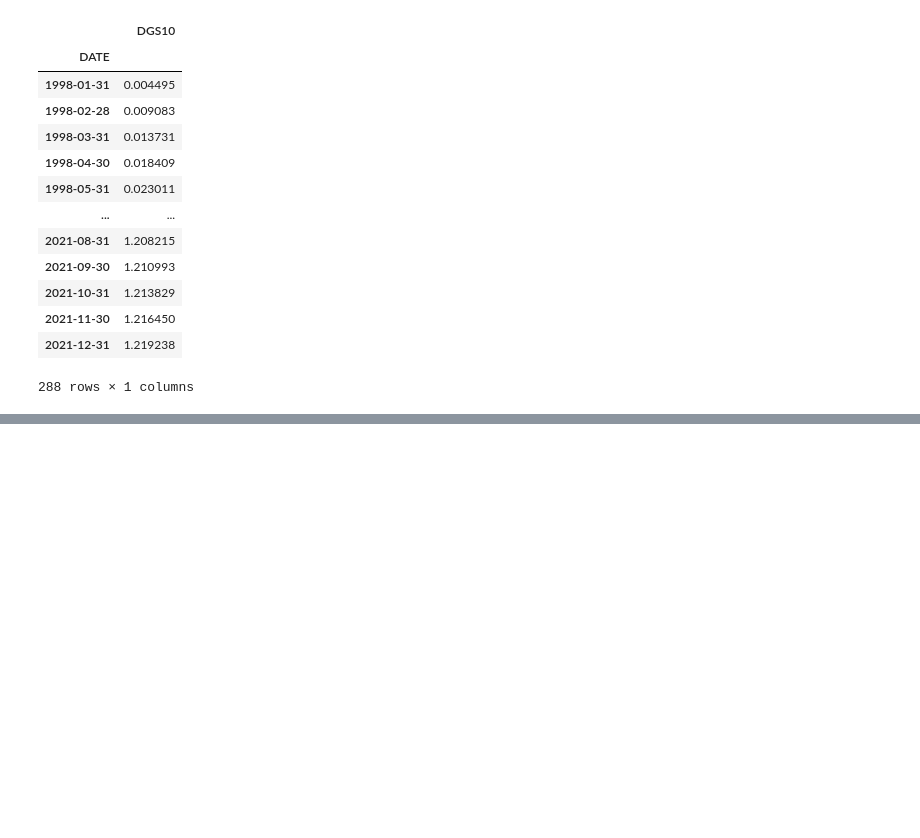
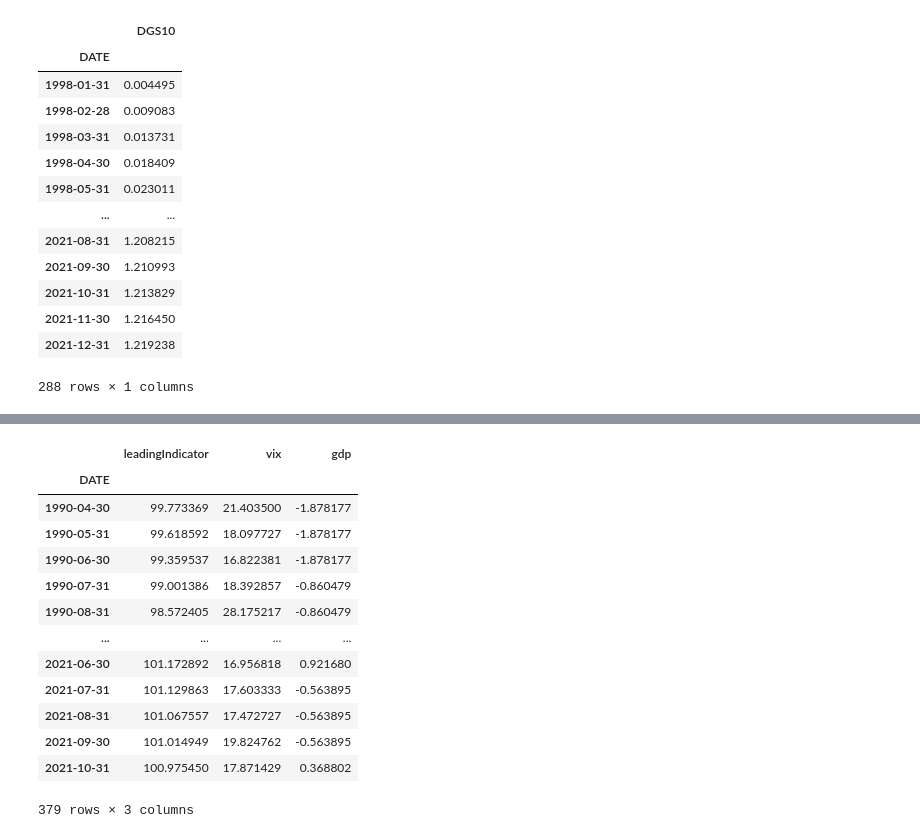
Before and after one commit to FELAB-KHU/S-PQuantTeam03, a Jupyter notebook: test_jiyoung.ipynb, the cells around one changed output, grey strips where cells are left out. Drawn from its saved outputs; the diff is of its cells as text; code cells hidden in the pictures; blank space fills up the shorter version.

```diff
--- a/test_jiyoung.ipynb
+++ b/test_jiyoung.ipynb
@@ -61,0 +83,11 @@ cumulative_returns
+# %%
+# FRED에서 데이터 가져오기
+leadingIndicator = pd.read_csv('./leadingIndicator.csv')  # monthly 지표
+leadingIndicator = leadingIndicator.set_index('DATE')
+leadingIndicator.index = pd.to_datetime(leadingIndicator.index)
+
+vix = pd.read_csv('./vix.csv')  # monthly 지표
+vix = vix.set_index('DATE')
+vix.index = pd.to_datetime(vix.index)
+
+gdp_growth = web.DataReader('NAEXKP04USQ657S', 'fred', start, end)  # 분기별 실질 GDP 성장률
@@ -61,0 +163,22 @@ cumulative_returns
+# %%
+import pandas as pd
+
+# indicator & vix & gdp 합치기
+table = pd.concat([leadingIndicator, vix, gdp_growth_monthly], axis=1, join='inner')
+table.columns = ['leadingIndicator', 'vix', 'gdp']
+table
+# %% [output]
+|  | leadingIndicator | vix | gdp |
+| DATE |  |  |  |
+| 1990-04-30 | 99.773369 | 21.403500 | -1.878177 |
+| 1990-05-31 | 99.618592 | 18.097727 | -1.878177 |
+| 1990-06-30 | 99.359537 | 16.822381 | -1.878177 |
+| 1990-07-31 | 99.001386 | 18.392857 | -0.860479 |
+| 1990-08-31 | 98.572405 | 28.175217 | -0.860479 |
+| ... | ... | ... | ... |
+| 2021-06-30 | 101.172892 | 16.956818 | 0.921680 |
+| 2021-07-31 | 101.129863 | 17.603333 | -0.563895 |
+| 2021-08-31 | 101.067557 | 17.472727 | -0.563895 |
+| 2021-09-30 | 101.014949 | 19.824762 | -0.563895 |
+| 2021-10-31 | 100.975450 | 17.871429 | 0.368802 |
+379 rows × 3 columns
```
Also changed, not shown: parts of 11 cells of this notebook.
